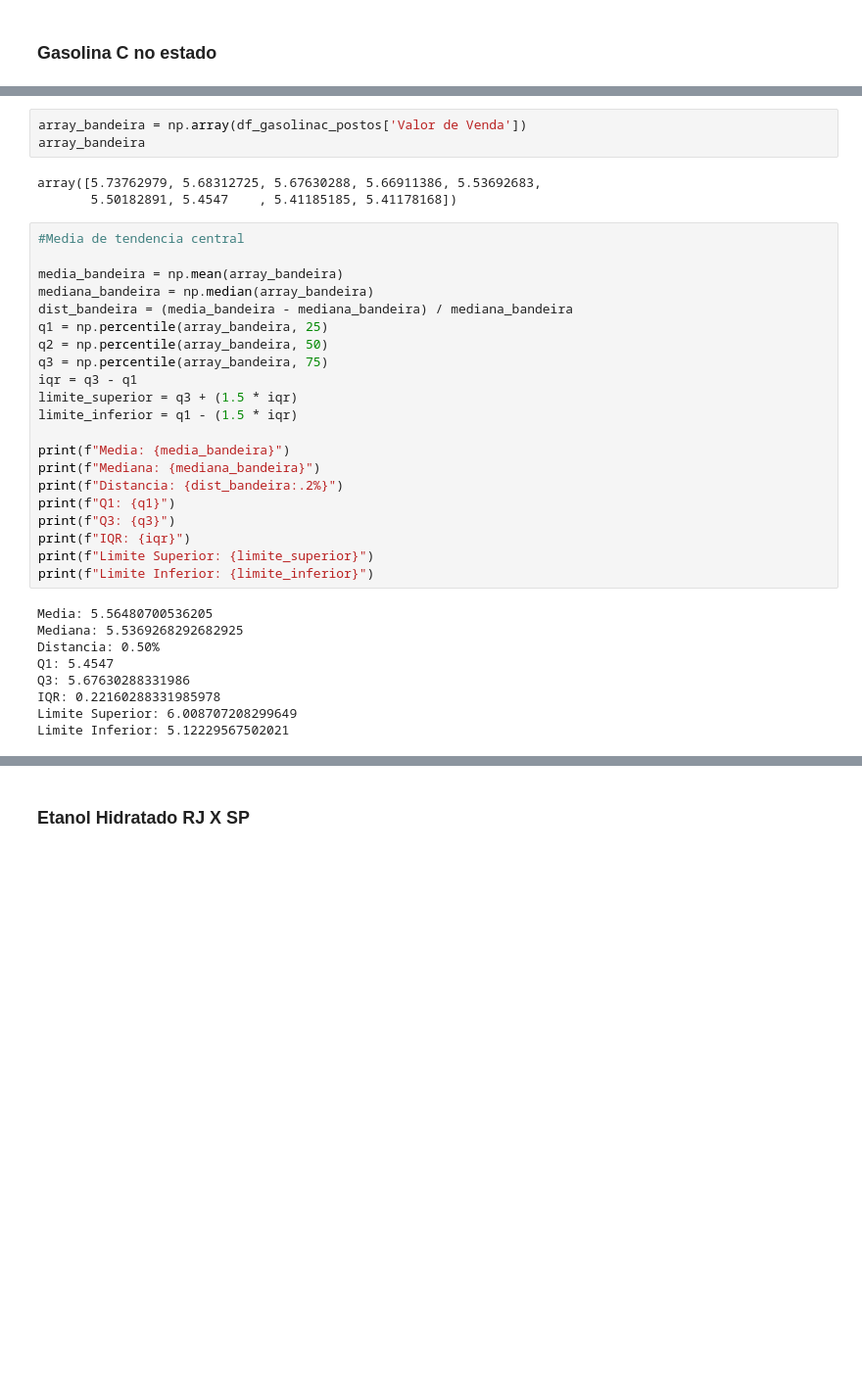
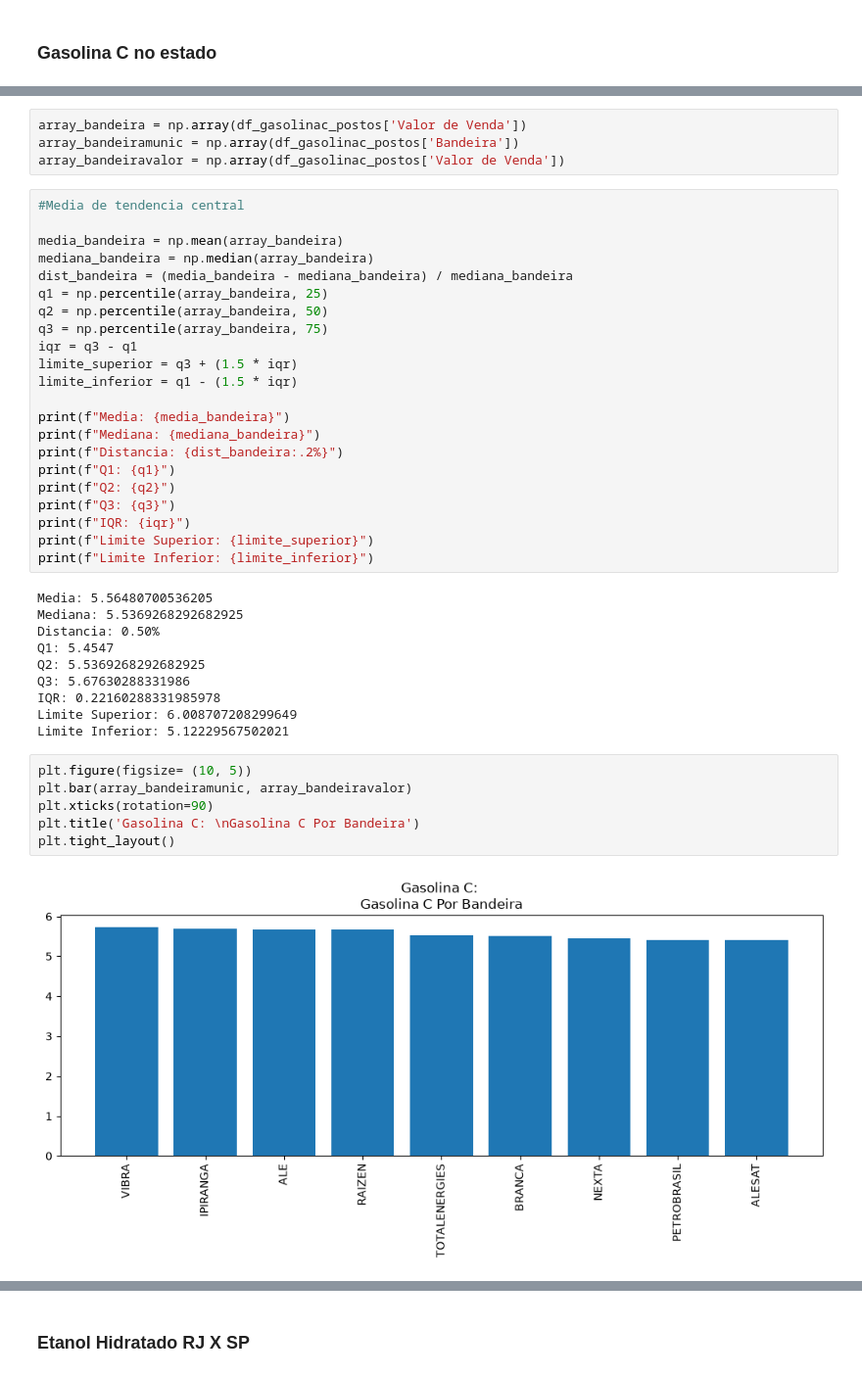
Before and after one commit to RafaelCruz660/UC2_Senac_dados, a Jupyter notebook: Precos_Combustivel_Brasil.ipynb, the cells around one changed output, grey strips where cells are left out. Shown at 98% size. Cells and saved outputs as stored; diff of their text form; blank space fills up the shorter version.

```diff
--- a/Precos_Combustivel_Brasil.ipynb
+++ b/Precos_Combustivel_Brasil.ipynb
@@ -67,9 +103,7 @@ df_gasolinac_postos
 # %%
 array_bandeira = np.array(df_gasolinac_postos['Valor de Venda'])
-array_bandeira
+array_bandeiramunic = np.array(df_gasolinac_postos['Bandeira'])
+array_bandeiravalor = np.array(df_gasolinac_postos['Valor de Venda'])
-# %% [output]
-array([5.73762979, 5.68312725, 5.67630288, 5.66911386, 5.53692683,
-       5.50182891, 5.4547    , 5.41185185, 5.41178168])
 # %%
 #Media de tendencia central
 
@@ -87,6 +121,7 @@ print(f"Media: {media_bandeira}")
 print(f"Mediana: {mediana_bandeira}")
 print(f"Distancia: {dist_bandeira:.2%}")
 print(f"Q1: {q1}")
+print(f"Q2: {q2}")
 print(f"Q3: {q3}")
 print(f"IQR: {iqr}")
 print(f"Limite Superior: {limite_superior}")
@@ -96,7 +131,16 @@ Media: 5.56480700536205
 Mediana: 5.5369268292682925
 Distancia: 0.50%
 Q1: 5.4547
+Q2: 5.5369268292682925
 Q3: 5.67630288331986
 IQR: 0.22160288331985978
 Limite Superior: 6.008707208299649
 Limite Inferior: 5.12229567502021
+# %%
+plt.figure(figsize= (10, 5))
+plt.bar(array_bandeiramunic, array_bandeiravalor)
+plt.xticks(rotation=90)
+plt.title('Gasolina C: \nGasolina C Por Bandeira')
+plt.tight_layout()
+# %% [output]
+[figure, added]
```
Also changed, not shown: parts of 11 cells of this notebook.
